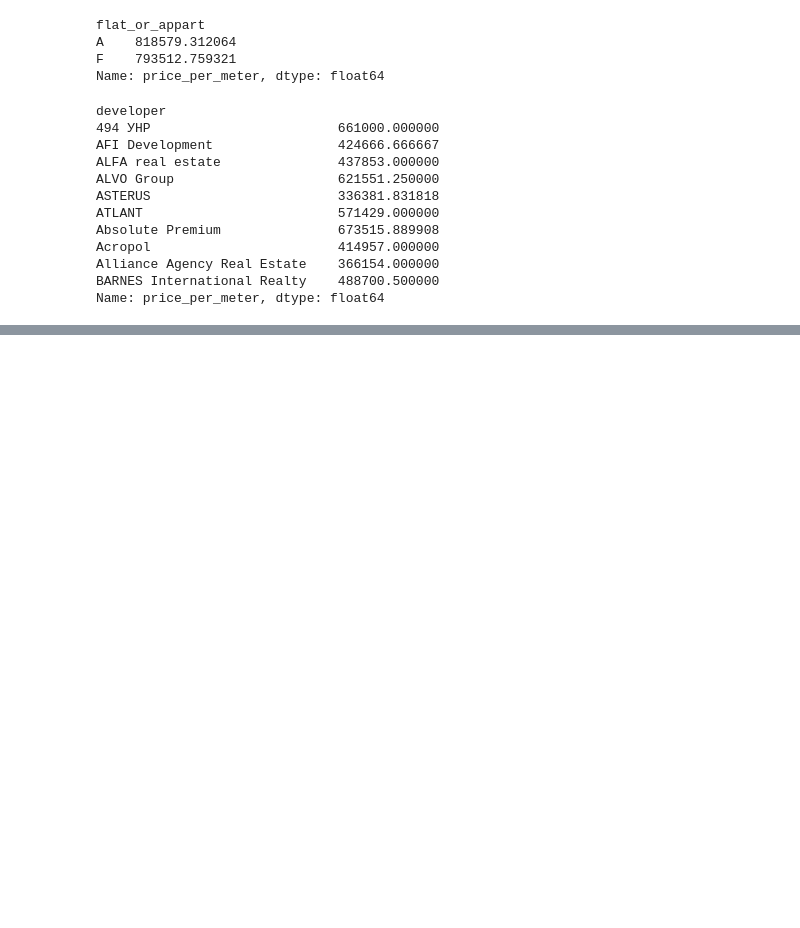
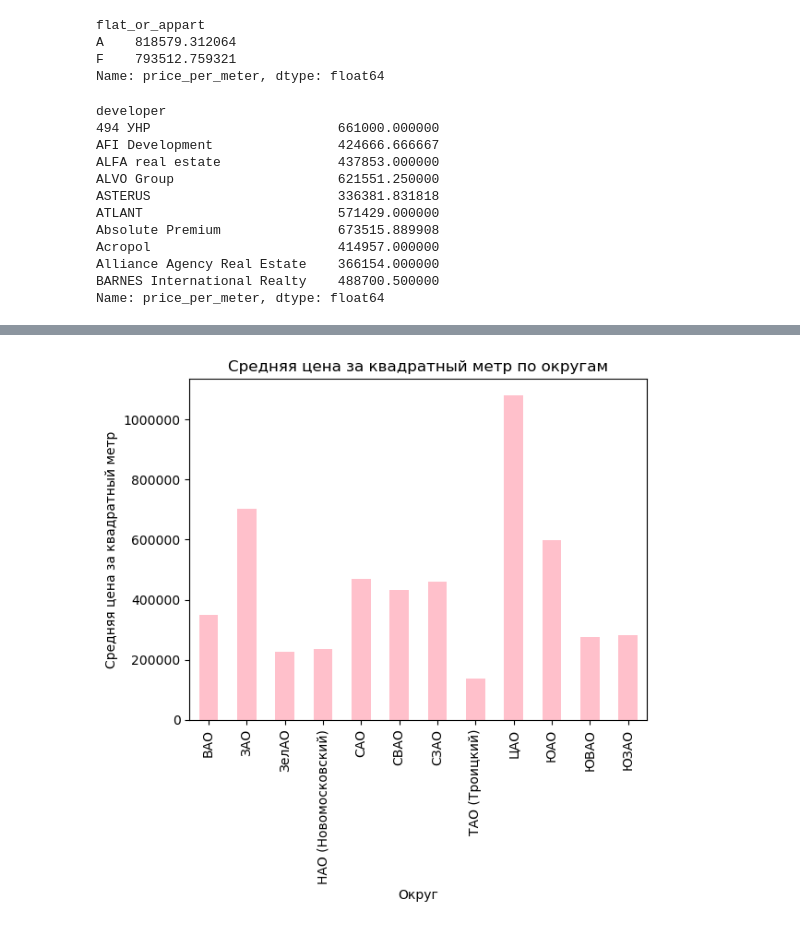
Before and after one commit to EekAtEriNaa/Project_zian, a Jupyter notebook: project.ipynb, the cells around one changed output, grey strips where cells are left out. Drawn from its saved outputs; the diff is of its cells as text; code cells hidden in the pictures; blank space fills up the shorter version.

```diff
--- a/project.ipynb
+++ b/project.ipynb
@@ -289,0 +353,4 @@ Name: price_per_meter, dtype: float64
+# %%
+df['to_metro_on_foot'] = df['to_metro_on_foot'].fillna(0).astype(int)
+df['to_metro_on_foot'] = df['to_metro_on_foot'].replace(0, np.nan)
+df['to_metro_on_foot']
@@ -289,0 +370,11 @@ Name: price_per_meter, dtype: float64
+# %%
+df['to_metro_by_transport'] = 0
+k = 0
+for i in df['to_metro_by_transport']:
+    if len(df['to_metro'][k]) > 15:
+        df['to_metro_by_transport'][k] = df['to_metro'][k][0:2]
+        k+=1
+    else:
+        df['to_metro_by_transport'][k] = np.nan
+        k+=1
+df
@@ -289,0 +399,4 @@ Name: price_per_meter, dtype: float64
+# %%
+df['to_metro_by_transport'] = df['to_metro_by_transport'].fillna(0).astype(int)
+df['to_metro_by_transport'] = df['to_metro_by_transport'].replace(0, np.nan)
+df['to_metro_by_transport']
@@ -289,0 +416,3 @@ Name: price_per_meter, dtype: float64
+# %%
+df = df.drop('to_metro', axis=1)
+df
@@ -290,3 +433,12 @@ Name: price_per_meter, dtype: float64
+# %%
+import matplotlib.pyplot as plt
+plt.ticklabel_format(style = 'plain')
+df.groupby(by='district')['price_per_meter'].mean().plot(kind='bar', legend=None, color='pink');
+plt.title('Средняя цена за квадратный метр по округам')
+plt.xlabel('Округ')
+plt.ylabel('Средняя цена за квадратный метр');
+# %% [output]
+[figure, added]
 # %%
 # ML:
 # Мы планируем:
```
Also changed, not shown: parts of 10 cells of this notebook.
